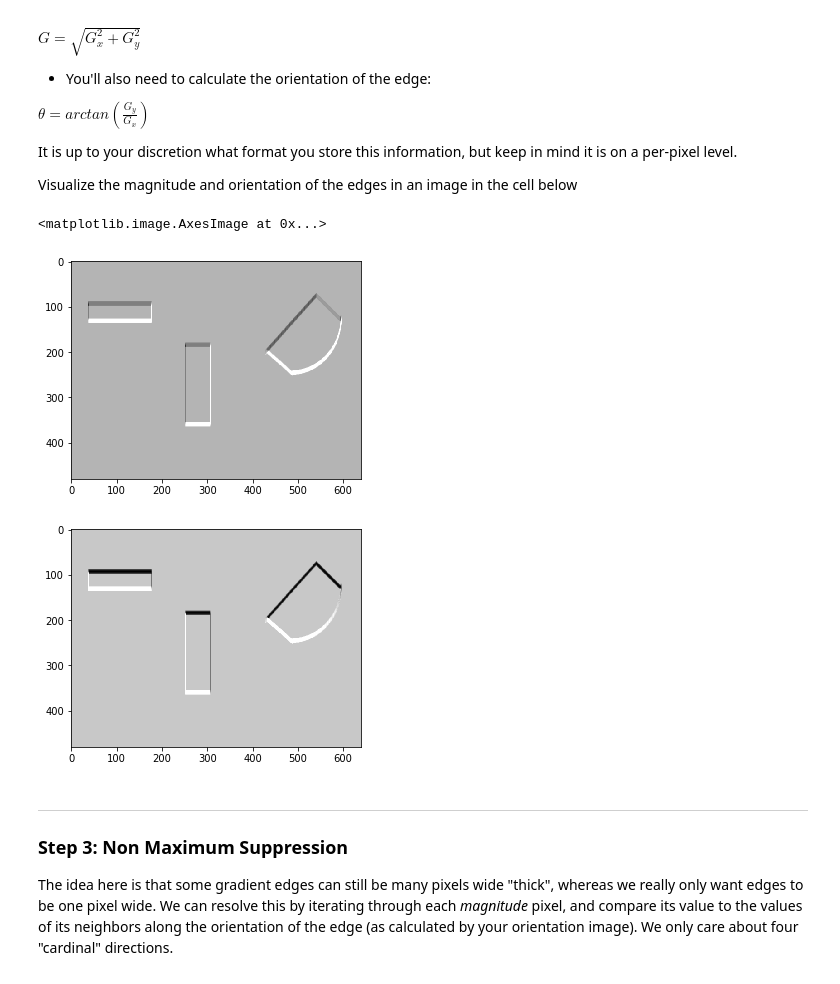
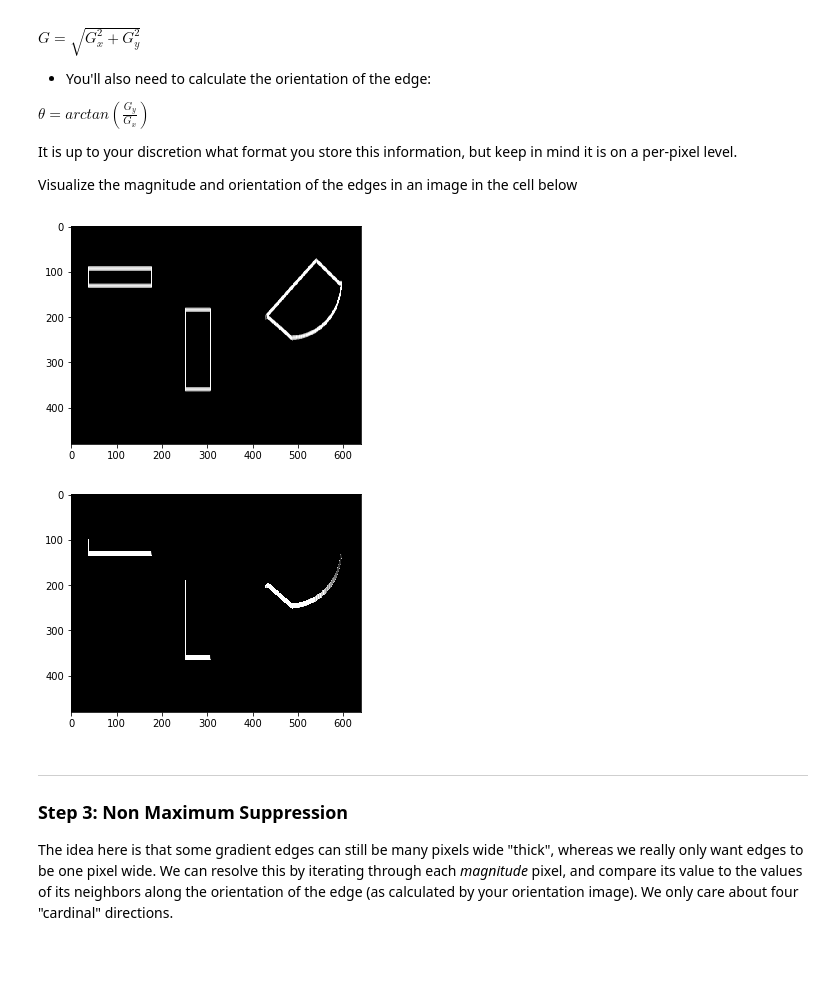
Before and after one commit to chododom/Computer-Vision, a Jupyter notebook: project3/Project3B.ipynb, the cells around one changed output. Cells and saved outputs as stored; diff of their text form; code cells hidden in the pictures.

```diff
--- a/project3/Project3B.ipynb
+++ b/project3/Project3B.ipynb
@@ -18,7 +18,7 @@ from utils import load_image, save_image
 %matplotlib inline
 
 
-img = load_image("images/testimage.pgm")
+img = cv2.imread("images/testimage.pgm", 0)
 
 # kernels
 vertical_sobel = np.asarray([[-1, 0, 1], [-2, 0, 2], [-1, 0, 1]])
@@ -26,7 +26,7 @@ horizontal_sobel = np.asarray([[-1, -2, -1], [0, 0, 0], [1, 2, 1]])
 gaussian = cv2.getGaussianKernel(ksize=10, sigma=5)
 
 # blur image with Gaussian filter
-img = cv2.filter2D(img, -1, gaussian)
+img = cv2.filter2D(img, cv2.CV_16S, gaussian)
 plt.figure()
-plt.imshow(img)
+plt.imshow(img,cmap='gray', vmin=0, vmax=255);plt.show()
 # %% [output]
@@ -51,21 +50,18 @@ It is up to your discretion what format you store this information, but keep in
 
 Visualize the magnitude and orientation of the edges in an image in the cell below
 # %%
-v_dst = normalize_data(cv2.filter2D(img, -1, vertical_sobel))
-h_dst = normalize_data(cv2.filter2D(img, -1, horizontal_sobel))
+v_dst = cv2.filter2D(img, cv2.CV_16S, vertical_sobel)
+h_dst = cv2.filter2D(img, cv2.CV_16S, horizontal_sobel)
 
-magnitudes = get_edge_magnitudes(v_dst, h_dst)
+magnitudes = np.hypot(v_dst, h_dst)
+plt.figure()
+plt.imshow(magnitudes,cmap='gray', vmin=0, vmax=255);plt.show()
 
 orientations = calculate_orientation(v_dst, h_dst)
-
-plt.figure()
-plt.imshow(np.clip(magnitudes, 0, 1))
-plt.figure()
-plt.imshow(np.clip(orientations, 0, 1))
+plt.imshow(orientations,cmap='gray', vmin=0, vmax=1);plt.show()
 # %% [output]
-<matplotlib.image.AxesImage at 0x...>
-[figure, old version]
+[figure, new version]
-[figure, old version]
+[figure, new version]
 # %% [markdown]
 ---
 
```
Also changed, not shown: parts of 3 cells of this notebook, 2 other files.
